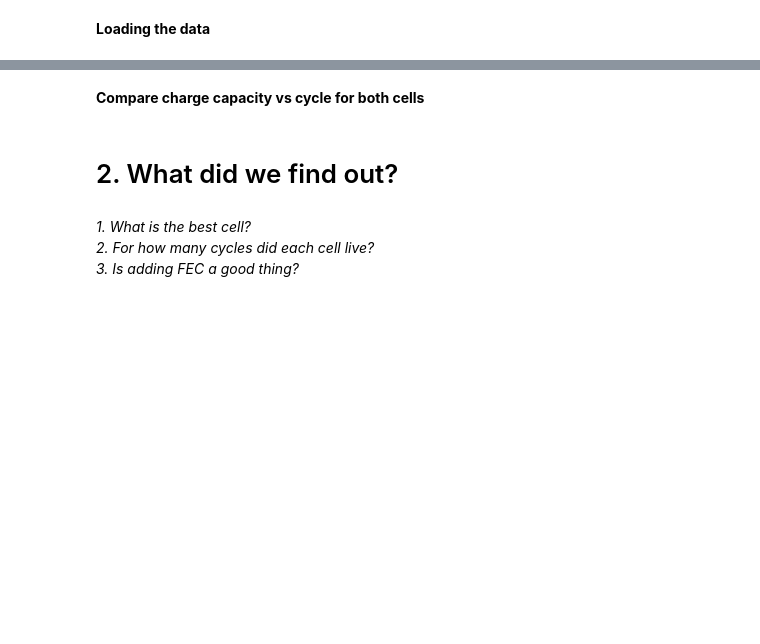
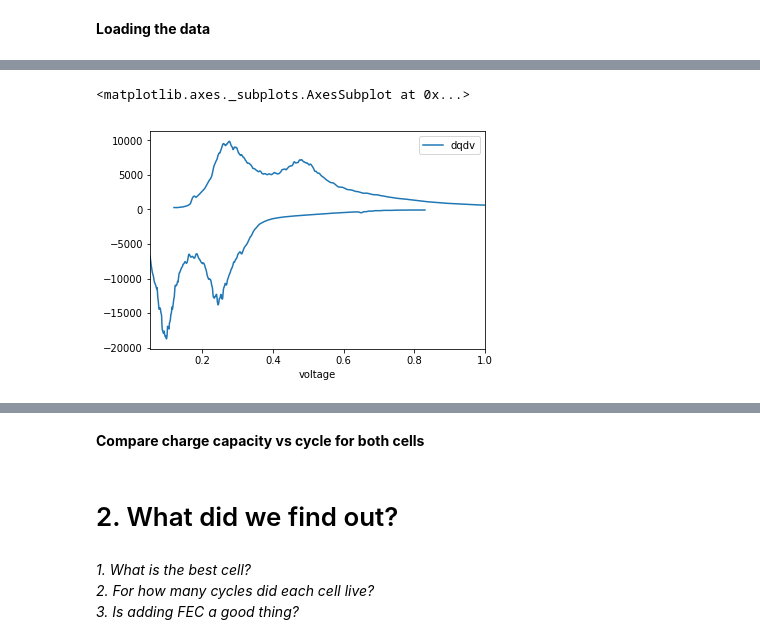
Before and after one commit to jepegit/hub_data, a Jupyter notebook: Case 4.ipynb, the cells around one changed output, grey strips where cells are left out. Drawn from its saved outputs; the diff is of its cells as text; code cells hidden in the pictures; blank space fills up the shorter version.

```diff
--- a/Case 4.ipynb
+++ b/Case 4.ipynb
@@ -122,2 +194,12 @@ cycle_15_cell_01 = cell_01.get_cap(15)
+# %%
+# create a custom function for making dqdv
+from cellpy.utils import ica
+import pandas as pd
+
+def make_dqdv(cell, cycle_number):
+    voltage_cycle = cell.get_cap(cycle_number, method="forth-and-forth", categorical_column=True)
+    ica_x, ica_y = ica.dqdv_cycle(voltage_cycle)
+    frame = pd.DataFrame({"voltage": ica_x, "dqdv": ica_y})
+    return frame
 # %%
-dqdv_15_cell_01 = cell_01.dqdv(15)
+dqdv_15_cell_01 = make_dqdv(cell_01, 15)
@@ -125,0 +206,5 @@ all_summaries_cell_01 = cell_01.summaries
+# %%
+dqdv_15_cell_01.plot(x="voltage", y="dqdv")
+# %% [output]
+<matplotlib.axes._subplots.AxesSubplot at 0x...>
+[figure, added]
```
Also changed, not shown: parts of 38 cells of this notebook.
